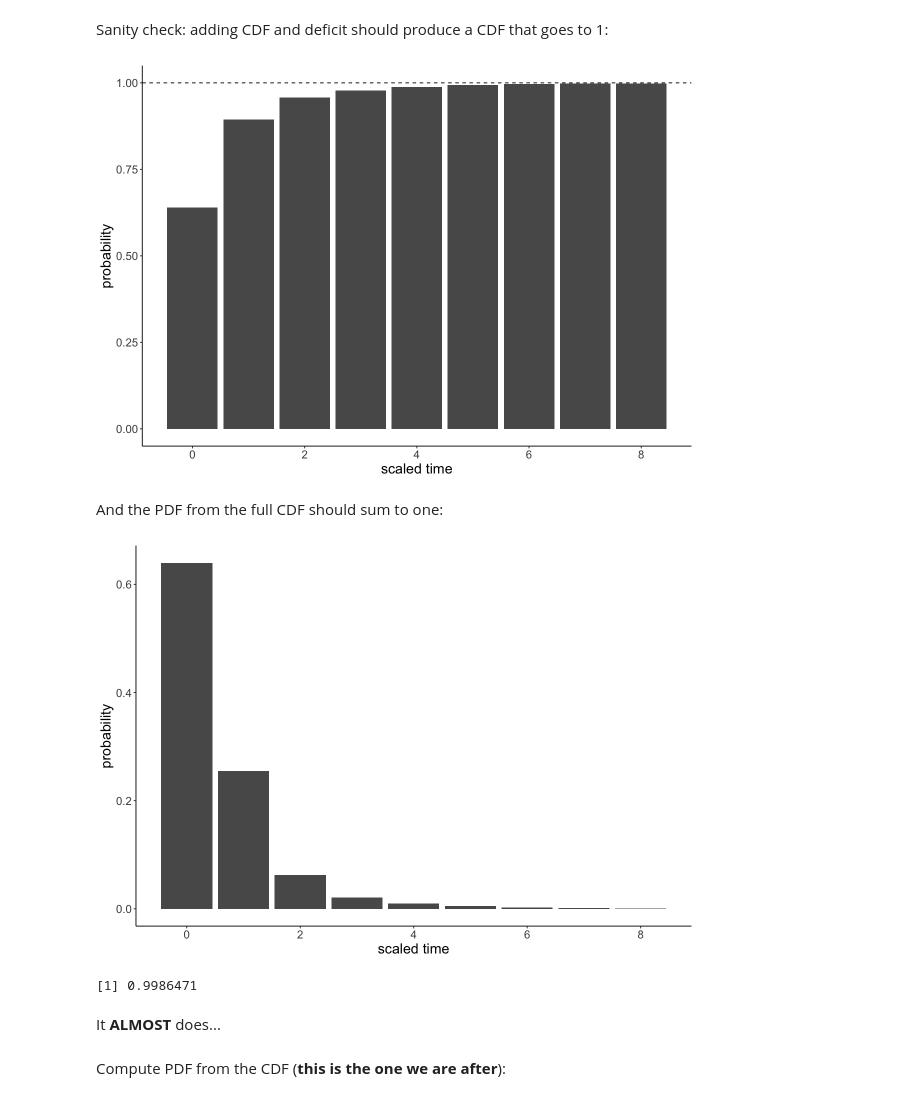
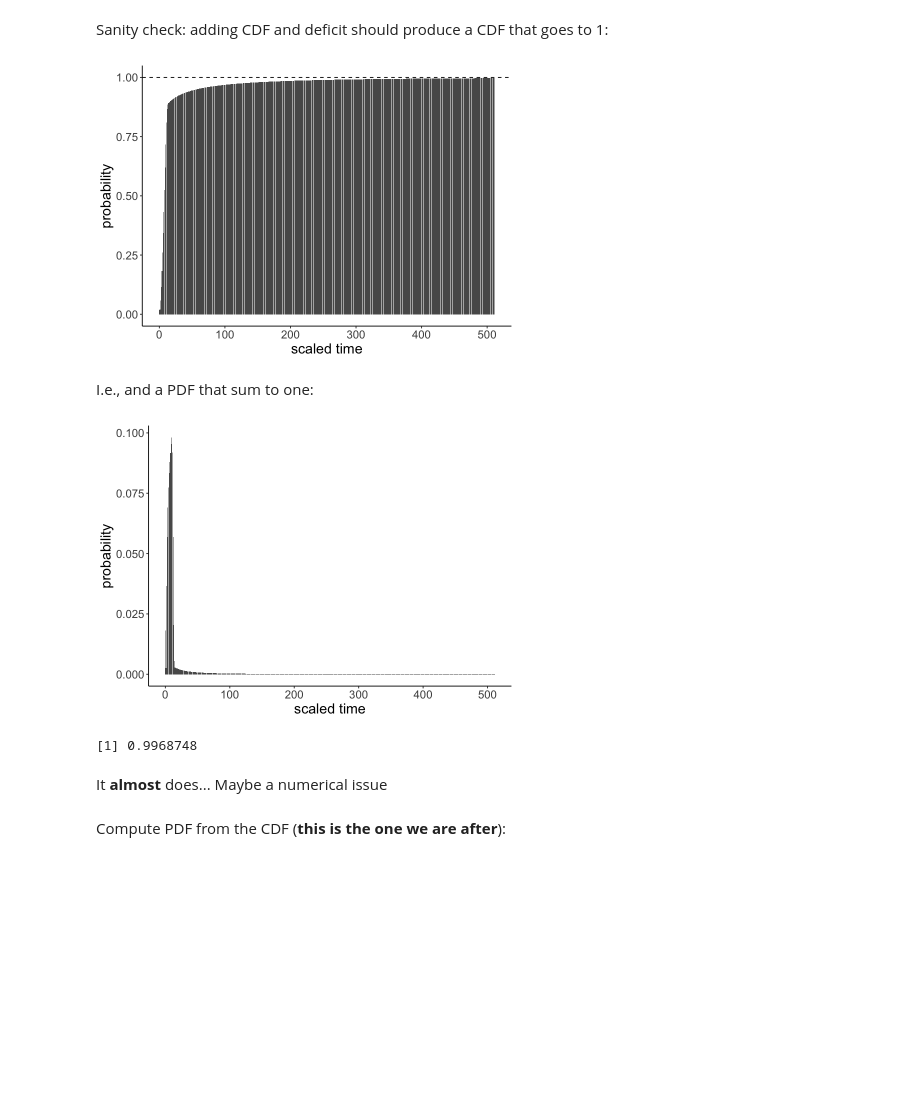
Before and after one commit to munch-group/phase-type-distributions, a Jupyter notebook: notebooks/coalescent-jointprob.ipynb, the cells around one changed output. Drawn from its saved outputs; the diff is of its cells as text; code cells hidden in the pictures; blank space fills up the shorter version.

```diff
--- a/notebooks/coalescent-jointprob.ipynb
+++ b/notebooks/coalescent-jointprob.ipynb
@@ -454,0 +694,3 @@ A data.frame: 6 × 2
+# %%
+x <- lapply(cdf_df$t, back, base=base, state_length=sample_size)
+m <- do.call(rbind, x)
@@ -454,0 +703,3 @@ A data.frame: 6 × 2
+# %%
+df <- cbind(cdf_df, data.frame(m))
+tail(df)
@@ -464,10 +732,10 @@ Compute probability of standing in on of the trash states for each time t in our
 # %%
 trash_prob <- c()
-for (i in 1:nrow(df)) {
-    s <- stop_probability(graph, i)
-    # trash_prob <- c(trash_prob, s[22] + s[39])
+for (t in df$t) {
+    # s <- stop_probability(graph, t)
+    s <- dph_stop_probability(graph, t)
     trash_prob <- c(trash_prob, sum(s[trash_states]))
 }
 df['cdf_deficit'] <- trash_prob
-tail(df)
+head(df)
 # %% [output]
@@ -492,16 +760,16 @@ df %>% ggplot(aes(x=t, y=cdf_deficit)) +
 # %% [markdown]
 Sanity check: adding CDF and deficit should produce a CDF that goes to 1:
 # %%
-df['cdf_full'] <- df$cdf + df$cdf_deficit
+df['cdf_incl_deficit'] <- df$cdf + df$cdf_deficit
 # %%
-df %>% ggplot(aes(x=t, y=cdf_full)) +
+df %>% ggplot(aes(x=t, y=cdf_incl_deficit)) +
     geom_bar(stat="identity") +
     labs(x='scaled time', y='probability') +
     despine +
     ylim(0, 1) +
     geom_hline(yintercept=1, linetype="dashed")
 # %% [output]
-[figure, old version]
+[figure, new version]
 # %% [markdown]
-And the PDF from the full CDF should sum to one:
+I.e., and a PDF that sum to one:
 # %%
@@ -511,16 +778,16 @@ df['pdf_from_cdf_full'] <- c(p[1], p[2:length(p)] - p[-length(p)])
 # %%
-df %>% ggplot(aes(x=t, y=pdf_from_cdf_full)) +
+df %>% ggplot(aes(x=t, y=pdf_from_cdf_incl_deficit)) +
     geom_bar(stat="identity") +
     labs(x='scaled time', y='probability') +
     despine
 # %% [output]
-[figure, old version]
+[figure, new version]
 # %%
-sum(df$pdf_from_cdf_full)
+sum(df$pdf_from_cdf_incl_deficit)
 # %% [output]
-[1] 0.9986471
+[1] 0.9968748
 # %% [markdown]
-It **ALMOST** does...
+It **almost** does... Maybe a numerical issue
 # %% [markdown]
 Compute PDF from the CDF (**this is the one we are after**):
 # %%
```
Also changed, not shown: parts of 66 cells of this notebook, 1 other file.
